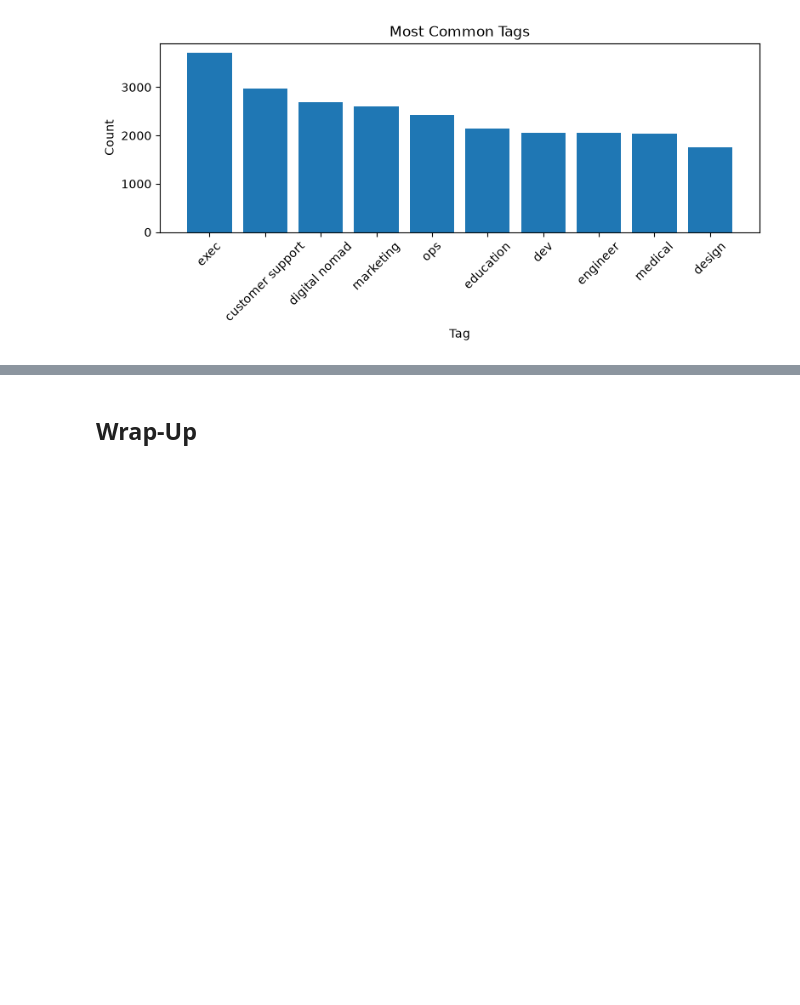
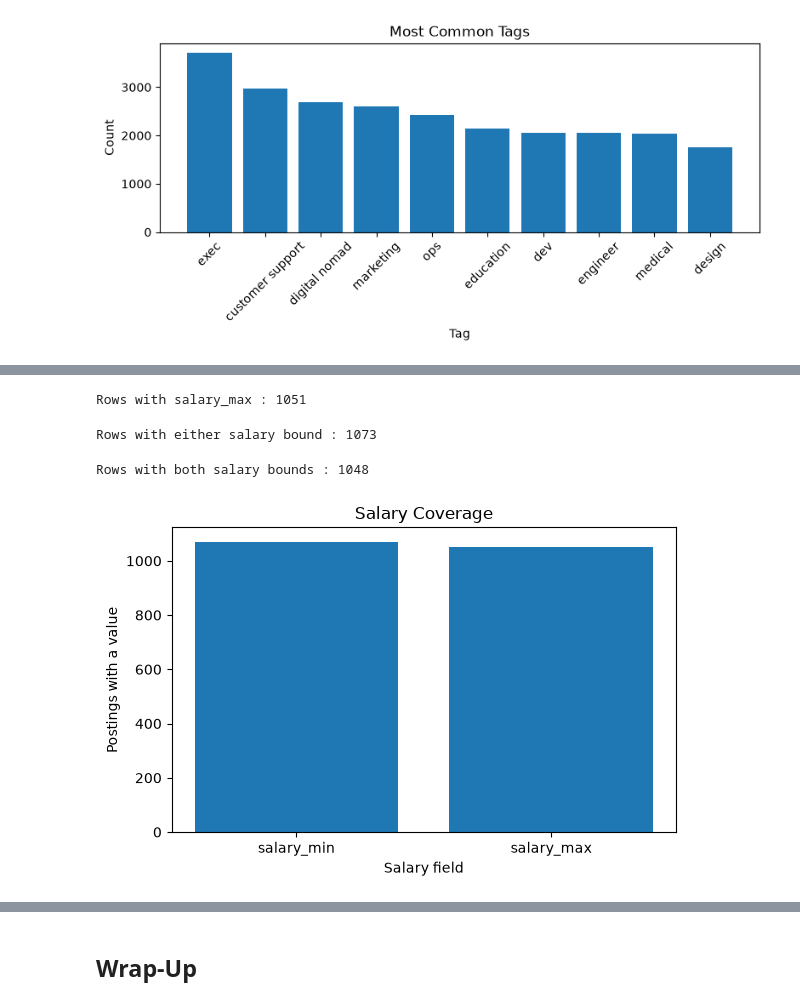
Before and after one commit to Dawngend/dawn-projects, a Jupyter notebook: market_notebook/market_notebook.ipynb, the cells around one changed output, grey strips where cells are left out. Drawn from its saved outputs; the diff is of its cells as text; code cells hidden in the pictures; blank space fills up the shorter version.

Commit message:
Analyze market salaries and posting duration

```diff
--- a/market_notebook/market_notebook.ipynb
+++ b/market_notebook/market_notebook.ipynb
@@ -326,0 +329,2 @@ plt.show()
+# %%
+salary_counts = df[["salary_min", "salary_max"]].count()
@@ -326,0 +335,4 @@ plt.show()
+# %%
+print("Rows with salary_max :", salary_counts["salary_max"])
+# %% [output]
+Rows with salary_max : 1051
@@ -326,0 +341,4 @@ plt.show()
+# %%
+print("Rows with either salary bound :", len(salary_rows))
+# %% [output]
+Rows with either salary bound : 1073
@@ -326,0 +347,14 @@ plt.show()
+# %%
+print("Rows with both salary bounds :", len(salary_ranges))
+# %% [output]
+Rows with both salary bounds : 1048
+# %%
+plt.figure(figsize=(6, 4))
+plt.bar(salary_counts.index, salary_counts.values)
+plt.xlabel("Salary field")
+plt.ylabel("Postings with a value")
+plt.title("Salary Coverage")
+plt.tight_layout()
+plt.show()
+# %% [output]
+[figure, added]
```
Also changed, not shown: parts of 22 cells of this notebook.
